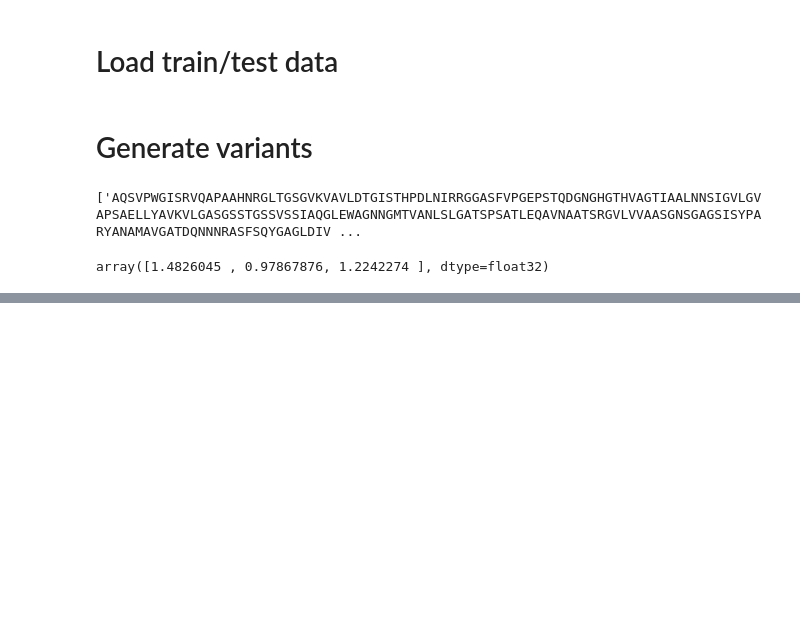
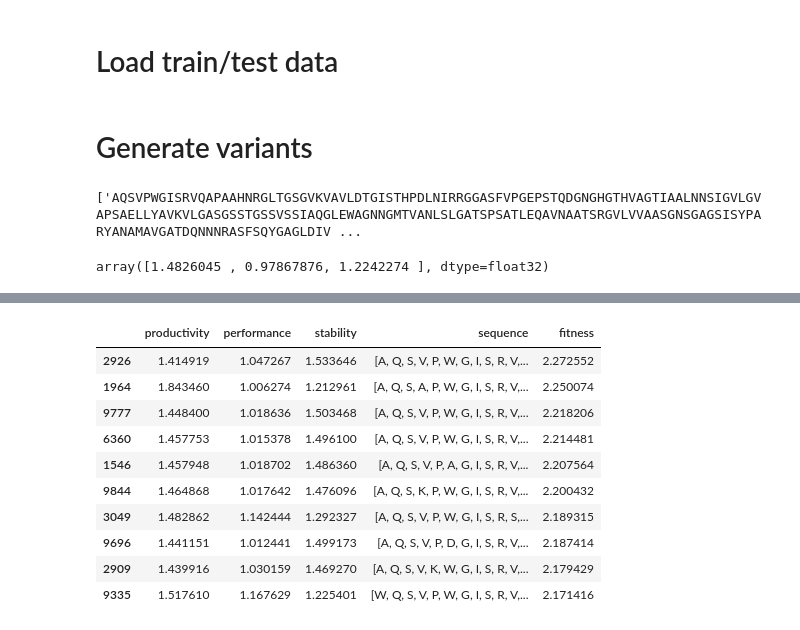
Before and after one commit to Lodewic/DuPont-hackathon, a Jupyter notebook: notebooks/lvt-1.1-Load_trained_keras_model.ipynb, the cells around one changed output, grey strips where cells are left out. Drawn from its saved outputs; the diff is of its cells as text; code cells hidden in the pictures; blank space fills up the shorter version.

```diff
--- a/notebooks/lvt-1.1-Load_trained_keras_model.ipynb
+++ b/notebooks/lvt-1.1-Load_trained_keras_model.ipynb
@@ -90,0 +143,14 @@ df_variants.sort_values('fitness', ascending=False)
+# %%
+df_variants.head(10)
+# %% [output]
+|  | productivity | performance | stability | sequence | fitness |
+| 2926 | 1.414919 | 1.047267 | 1.533646 | [A, Q, S, V, P, W, G, I, S, R, V,... | 2.272552 |
+| 1964 | 1.843460 | 1.006274 | 1.212961 | [A, Q, S, A, P, W, G, I, S, R, V,... | 2.250074 |
+| 9777 | 1.448400 | 1.018636 | 1.503468 | [A, Q, S, V, P, W, G, I, S, R, V,... | 2.218206 |
+| 6360 | 1.457753 | 1.015378 | 1.496100 | [A, Q, S, V, P, W, G, I, S, R, V,... | 2.214481 |
+| 1546 | 1.457948 | 1.018702 | 1.486360 | [A, Q, S, V, P, A, G, I, S, R, V,... | 2.207564 |
+| 9844 | 1.464868 | 1.017642 | 1.476096 | [A, Q, S, K, P, W, G, I, S, R, V,... | 2.200432 |
+| 3049 | 1.482862 | 1.142444 | 1.292327 | [A, Q, S, V, P, W, G, I, S, R, S,... | 2.189315 |
+| 9696 | 1.441151 | 1.012441 | 1.499173 | [A, Q, S, V, P, D, G, I, S, R, V,... | 2.187414 |
+| 2909 | 1.439916 | 1.030159 | 1.469270 | [A, Q, S, V, K, W, G, I, S, R, V,... | 2.179429 |
+| 9335 | 1.517610 | 1.167629 | 1.225401 | [W, Q, S, V, P, W, G, I, S, R, V,... | 2.171416 |
```
Also changed, not shown: parts of 8 cells of this notebook.
